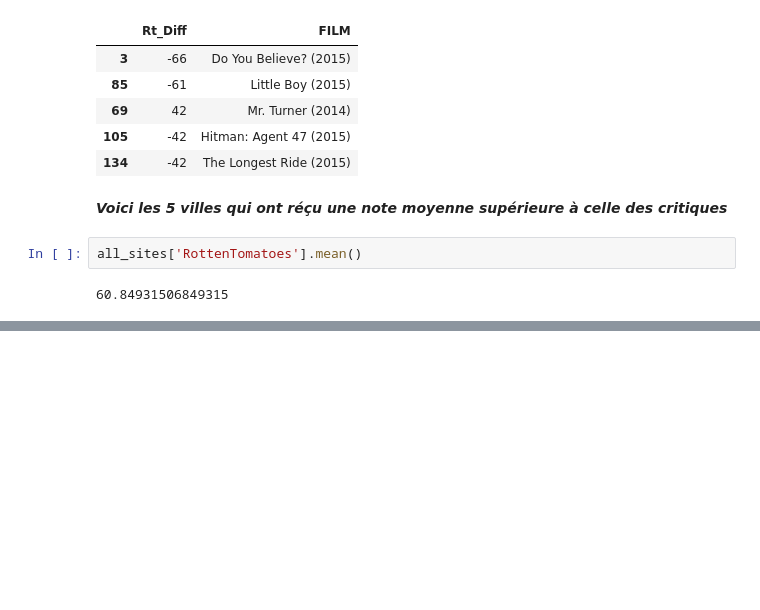
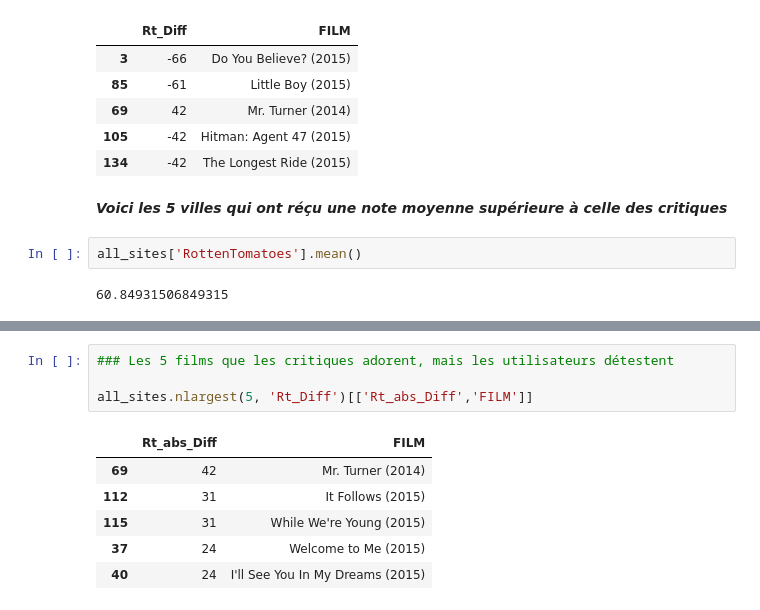
Before and after one commit to Mayandza/Projet, a Jupyter notebook: Projet_Fandango.ipynb, the cells around one changed output, grey strips where cells are left out. Drawn from its saved outputs; the diff is of its cells as text; blank space fills up the shorter version.

```diff
--- a/Projet_Fandango.ipynb
+++ b/Projet_Fandango.ipynb
@@ -339,0 +329,11 @@ all_sites.nsmallest(5, 'Diff')
+# %%
+### Les 5 films que les critiques adorent, mais les utilisateurs détestent
+
+all_sites.nlargest(5, 'Rt_Diff')[['Rt_abs_Diff','FILM']]
+# %% [output]
+|  | Rt_abs_Diff | FILM |
+| 69 | 42 | Mr. Turner (2014) |
+| 112 | 31 | It Follows (2015) |
+| 115 | 31 | While We're Young (2015) |
+| 37 | 24 | Welcome to Me (2015) |
+| 40 | 24 | I'll See You In My Dreams (2015) |
```
Also changed, not shown: parts of 1 cell of this notebook.
